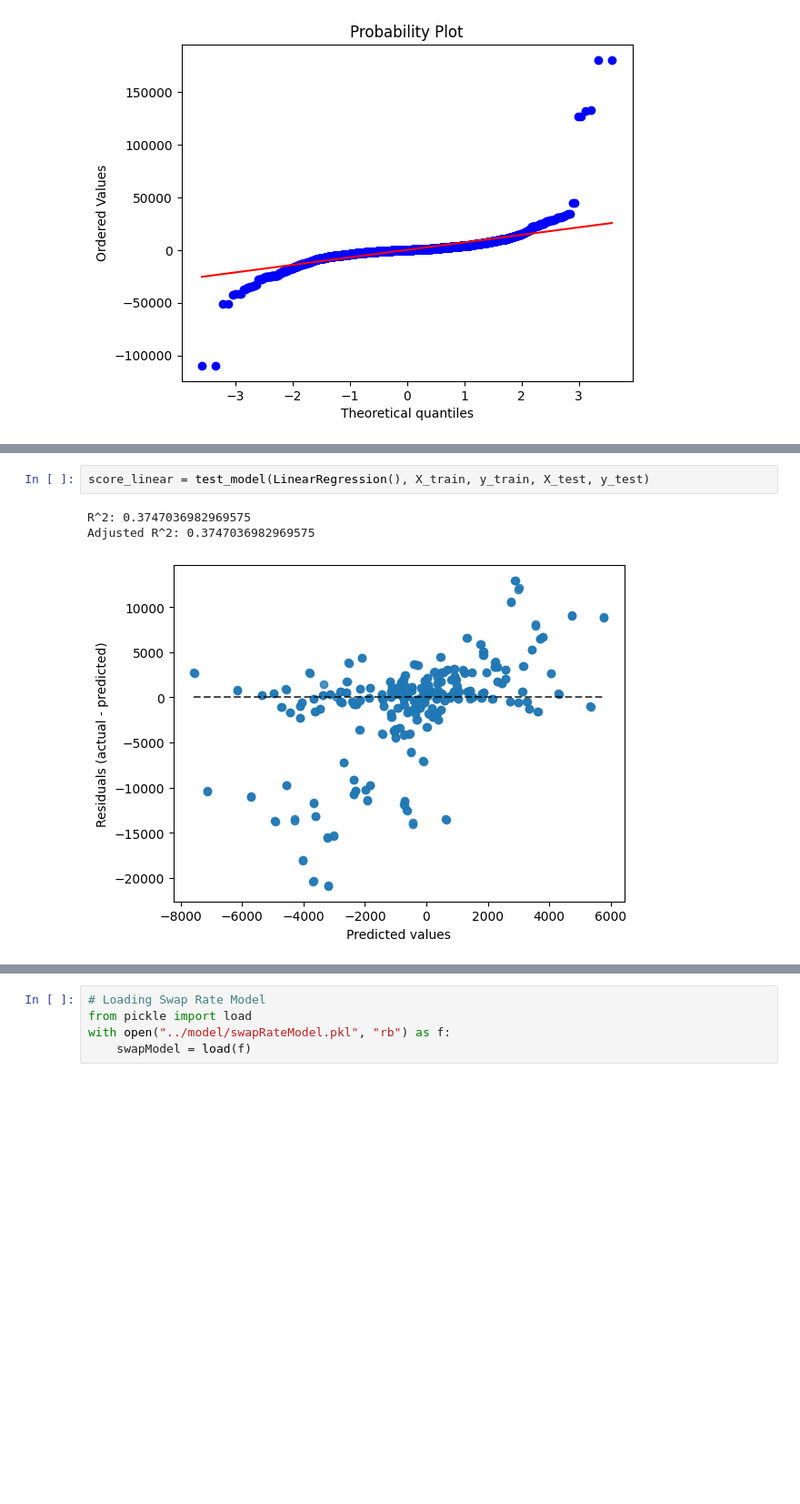
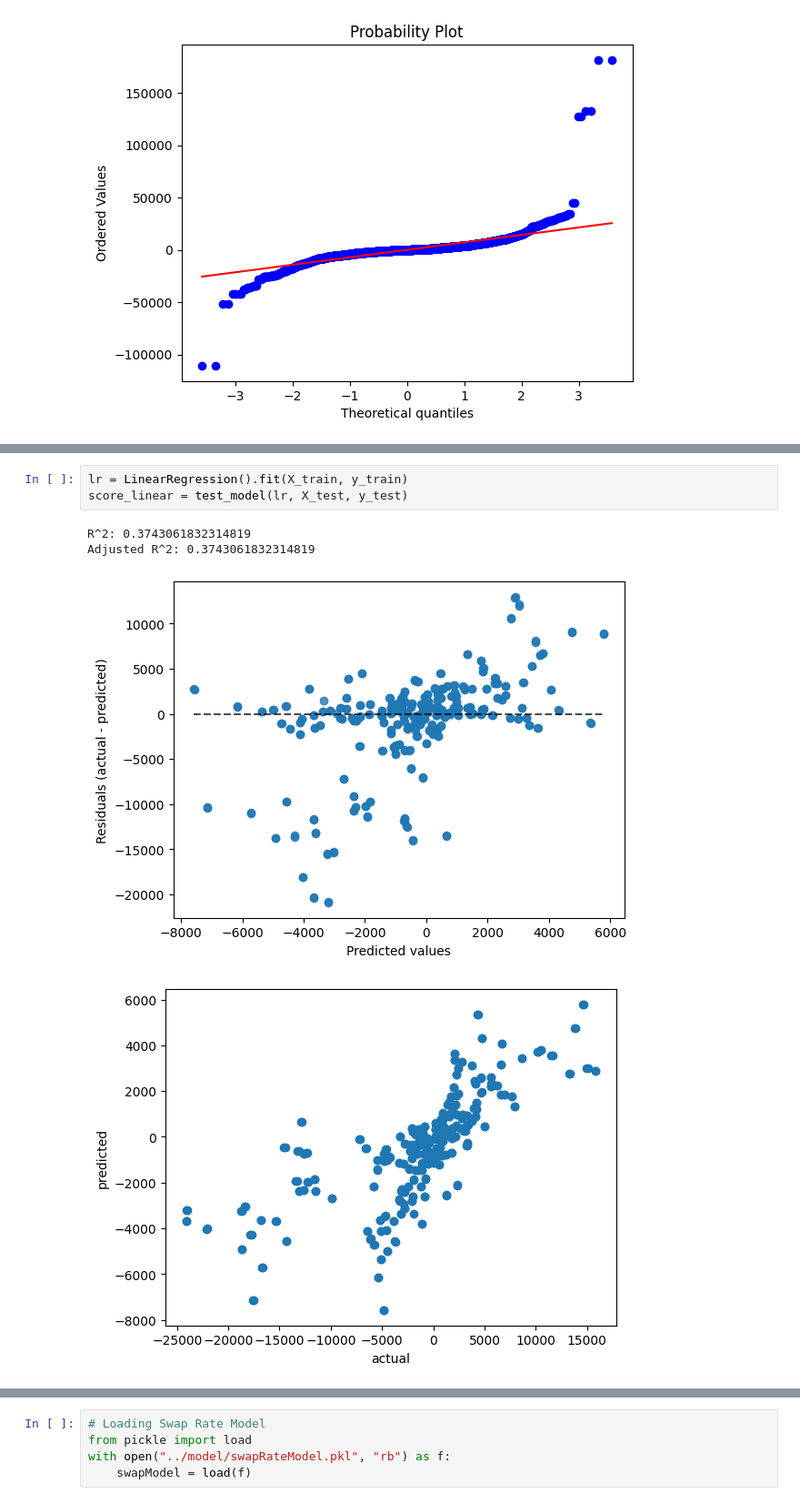
Before and after one commit to jacksonhk/UBS-data, a Jupyter notebook: swapRateModel/IRModel.ipynb, the cells around one changed output, grey strips where cells are left out. Shown at 91% size. Drawn from its saved outputs; the diff is of its cells as text; blank space fills up the shorter version.

```diff
--- a/swapRateModel/IRModel.ipynb
+++ b/swapRateModel/IRModel.ipynb
@@ -488,7 +477,9 @@ Adjusted R^2: 0.653836706147135
 # %%
-score_linear = test_model(LinearRegression(), X_train, y_train, X_test, y_test)
+lr = LinearRegression().fit(X_train, y_train)
+score_linear = test_model(lr, X_test, y_test)
 # %% [output]
-R^2: 0.3747036982969575
-Adjusted R^2: 0.3747036982969575
+R^2: 0.3743061832314819
+Adjusted R^2: 0.3743061832314819
 [figure]
+[figure, added]
 # %%
```
Also changed, not shown: parts of 54 cells of this notebook.
